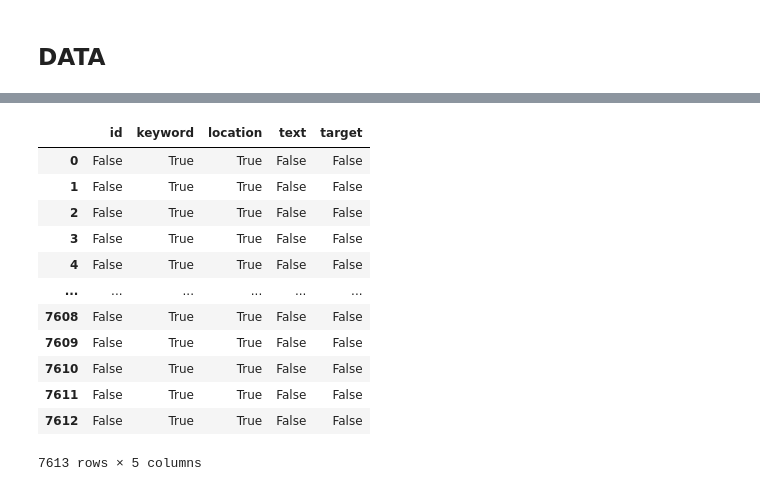
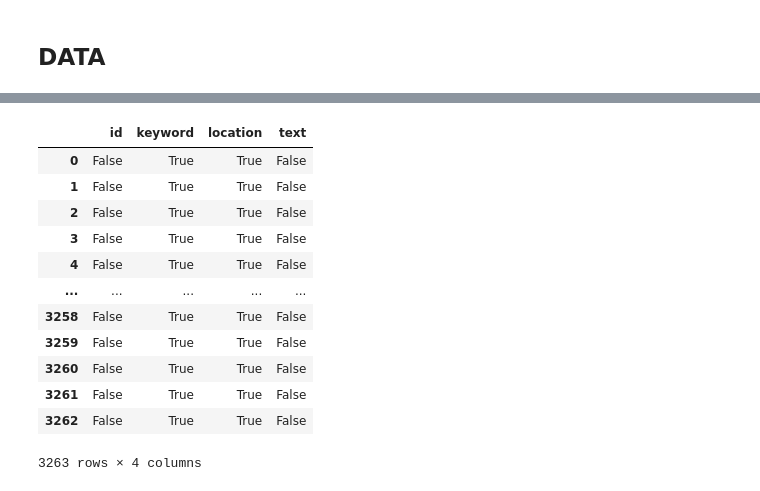
Before and after one commit to roux-michon-stehane/Eye-of-the-Emergency-projet-, a Jupyter notebook: Eye_of_the_Emergency_Notebook .ipynb, the cells around one changed output, grey strips where cells are left out. Drawn from its saved outputs; the diff is of its cells as text; code cells hidden in the pictures.

```diff
--- a/Eye_of_the_Emergency_Notebook .ipynb
+++ b/Eye_of_the_Emergency_Notebook .ipynb
@@ -20,4 +25,4 @@ import pandas as pd
 import nltk
 # %%
-df = pd.read_csv('train_tweets.csv', sep = ',')
-df
+df_test = pd.read_csv('test_tweets.csv', sep = ',')
+df_train = pd.read_csv('train_tweets.csv', sep = ',')
@@ -53,16 +122,16 @@ memory usage: 297.5+ KB
 # %%
-df.isnull()
+df_test.isnull()
 # %% [output]
-|  | id | keyword | location | text | target |
-| 0 | False | True | True | False | False |
-| 1 | False | True | True | False | False |
-| 2 | False | True | True | False | False |
-| 3 | False | True | True | False | False |
-| 4 | False | True | True | False | False |
-| ... | ... | ... | ... | ... | ... |
-| 7608 | False | True | True | False | False |
-| 7609 | False | True | True | False | False |
-| 7610 | False | True | True | False | False |
-| 7611 | False | True | True | False | False |
-| 7612 | False | True | True | False | False |
+|  | id | keyword | location | text |
+| 0 | False | True | True | False |
+| 1 | False | True | True | False |
+| 2 | False | True | True | False |
+| 3 | False | True | True | False |
+| 4 | False | True | True | False |
+| ... | ... | ... | ... | ... |
+| 3258 | False | True | True | False |
+| 3259 | False | True | True | False |
+| 3260 | False | True | True | False |
+| 3261 | False | True | True | False |
+| 3262 | False | True | True | False |
-7613 rows × 5 columns
+3263 rows × 4 columns
```
Also changed, not shown: parts of 27 cells of this notebook.
